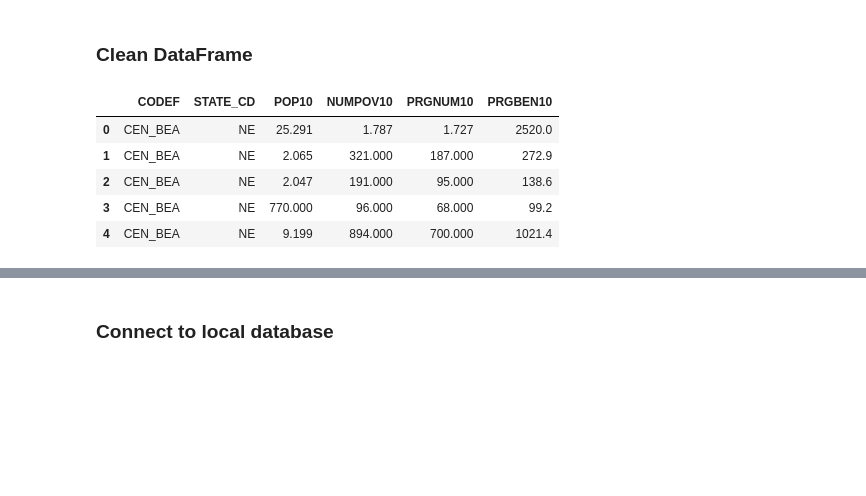
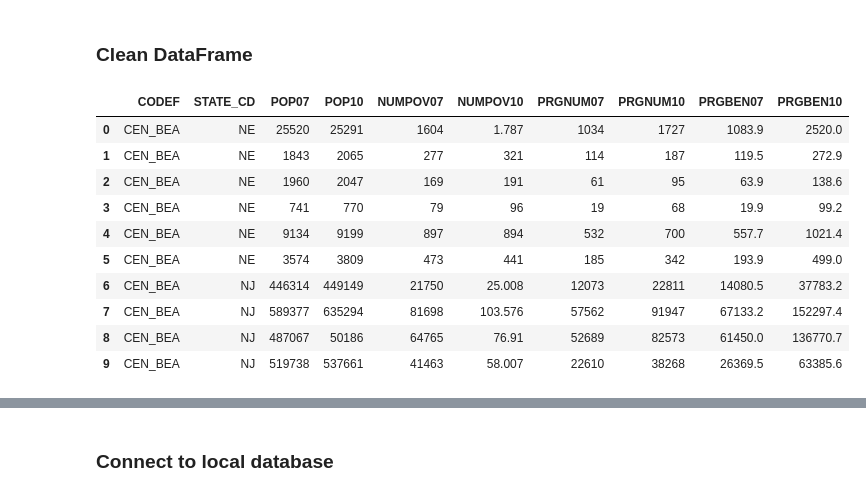
Before and after one commit to DanBoulden/TEAM_SNAP_ETL_PROJECT, a Jupyter notebook: zhen_data_etl.ipynb, the cells around one changed output, grey strips where cells are left out. Drawn from its saved outputs; the diff is of its cells as text; code cells hidden in the pictures; blank space fills up the shorter version.

```diff
--- a/zhen_data_etl.ipynb
+++ b/zhen_data_etl.ipynb
@@ -24,12 +23,32 @@ snap_df.head()
 # %% [markdown]
 ### Clean DataFrame
 # %%
-new_snap_df = snap_df[['CODEF', 'STATE_CD', 'POP10', 'NUMPOV10', 'PRGNUM10', 'PRGBEN10']].copy()
-new_snap_df.head()
+# Keep only columns meaningful to this analysis
+new_snap_df = snap_df[['CODEF', 'STATE_CD', 'POP07', 'POP10',\
+                       'NUMPOV07', 'NUMPOV10', \
+                       'PRGNUM07', 'PRGNUM10', \
+                       'PRGBEN07', 'PRGBEN10']].copy()
-# %% [output]
-|  | CODEF | STATE_CD | POP10 | NUMPOV10 | PRGNUM10 | PRGBEN10 |
-| 0 | CEN_BEA | NE | 25.291 | 1.787 | 1.727 | 2520.0 |
-| 1 | CEN_BEA | NE | 2.065 | 321.000 | 187.000 | 272.9 |
-| 2 | CEN_BEA | NE | 2.047 | 191.000 | 95.000 | 138.6 |
-| 3 | CEN_BEA | NE | 770.000 | 96.000 | 68.000 | 99.2 |
-| 4 | CEN_BEA | NE | 9.199 | 894.000 | 700.000 | 1021.4 |
+# %%
+# Convert columns to 'object' type to prevent pandas from forcing datatype to float
+new_snap_df['POP07']= new_snap_df['POP07'].astype(object)
+new_snap_df['POP10']= new_snap_df['POP10'].astype(object)
+
+new_snap_df['NUMPOV07']= new_snap_df['NUMPOV07'].astype(object)
+new_snap_df['NUMPOV10']= new_snap_df['NUMPOV10'].astype(object)
+
+new_snap_df['PRGNUM07']= new_snap_df['PRGNUM07'].astype(object)
+new_snap_df['PRGNUM10']= new_snap_df['PRGNUM10'].astype(object)
+
+new_snap_df.head(10)
+# %% [output]
+|  | CODEF | STATE_CD | POP07 | POP10 | NUMPOV07 | NUMPOV10 | PRGNUM07 | PRGNUM10 | PRGBEN07 | PRGBEN10 |
+| 0 | CEN_BEA | NE | 25520 | 25291 | 1604 | 1.787 | 1034 | 1727 | 1083.9 | 2520.0 |
+| 1 | CEN_BEA | NE | 1843 | 2065 | 277 | 321 | 114 | 187 | 119.5 | 272.9 |
+| 2 | CEN_BEA | NE | 1960 | 2047 | 169 | 191 | 61 | 95 | 63.9 | 138.6 |
+| 3 | CEN_BEA | NE | 741 | 770 | 79 | 96 | 19 | 68 | 19.9 | 99.2 |
+| 4 | CEN_BEA | NE | 9134 | 9199 | 897 | 894 | 532 | 700 | 557.7 | 1021.4 |
+| 5 | CEN_BEA | NE | 3574 | 3809 | 473 | 441 | 185 | 342 | 193.9 | 499.0 |
+| 6 | CEN_BEA | NJ | 446314 | 449149 | 21750 | 25.008 | 12073 | 22811 | 14080.5 | 37783.2 |
+| 7 | CEN_BEA | NJ | 589377 | 635294 | 81698 | 103.576 | 57562 | 91947 | 67133.2 | 152297.4 |
+| 8 | CEN_BEA | NJ | 487067 | 50186 | 64765 | 76.91 | 52689 | 82573 | 61450.0 | 136770.7 |
+| 9 | CEN_BEA | NJ | 519738 | 537661 | 41463 | 58.007 | 22610 | 38268 | 26369.5 | 63385.6 |
```
Also changed, not shown: parts of 12 cells of this notebook.
